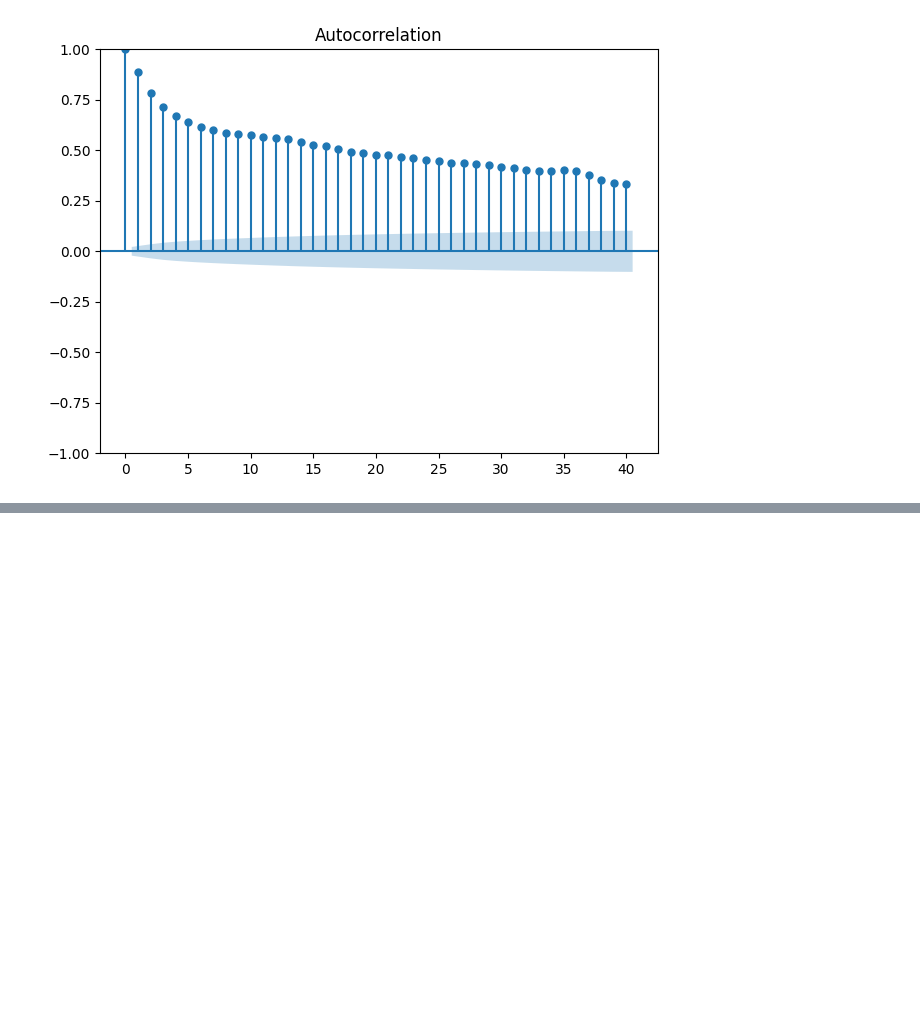
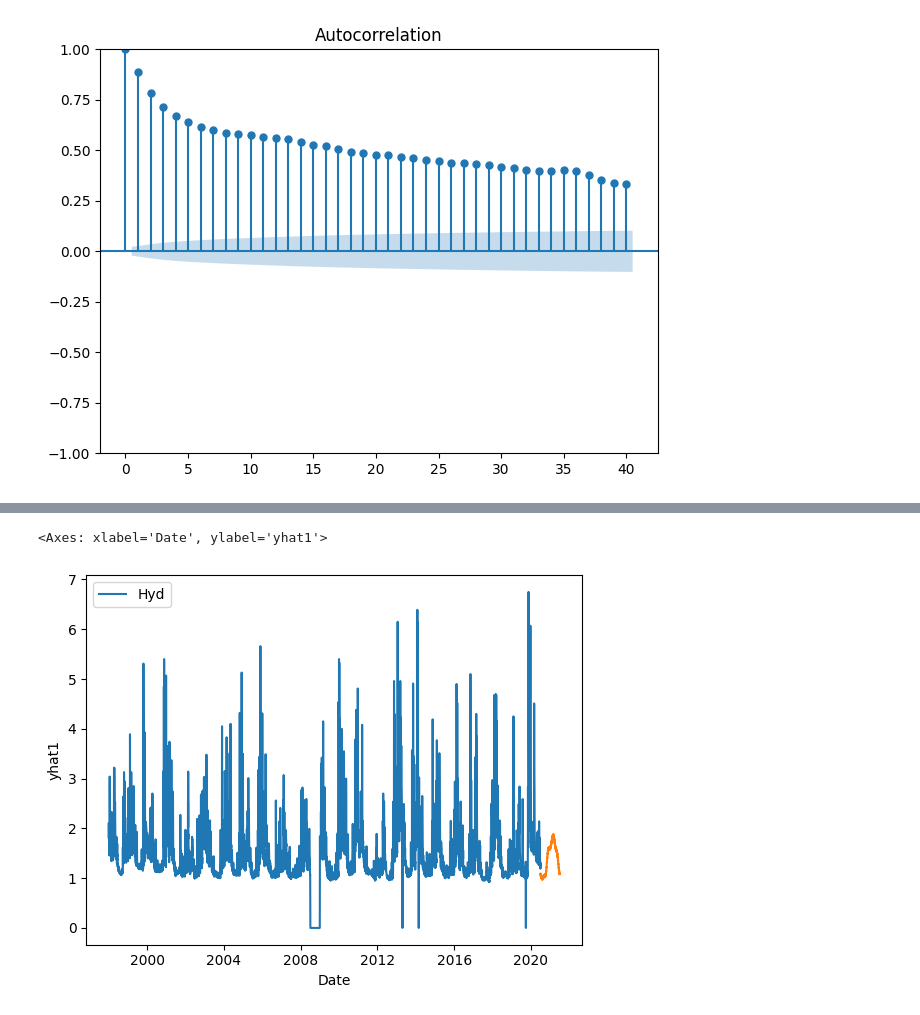
Before and after one commit to scontrerasr/Series_Temporales, a Jupyter notebook: src/explore.ipynb, the cells around one changed output, grey strips where cells are left out. Saved outputs shown, nothing was run; the diff lists cells and outputs as text; code cells hidden in the pictures; blank space fills up the shorter version.

```diff
--- a/src/explore.ipynb
+++ b/src/explore.ipynb
@@ -142,0 +212,4 @@ Performing stepwise search to minimize aic
+# %%
+ts_np = ts.reset_index()
+
+ts_np
@@ -142,0 +230,3 @@ Performing stepwise search to minimize aic
+# %%
+ts_np.rename(columns={'Date':'ds','Hyd':'y'},inplace=True)
+ts_np
@@ -142,0 +247,11 @@ Performing stepwise search to minimize aic
+# %%
+from neuralprophet import NeuralProphet
+
+m = NeuralProphet()
+
+metrics = m.fit(ts_np, freq="D")
+
+future= m.make_future_dataframe(ts_np, periods=365)
+
+forecast = m.predict(future)
+forecast
@@ -142,0 +308,6 @@ Performing stepwise search to minimize aic
+# %%
+sns.lineplot(data=ts)
+sns.lineplot(data=forecast, x='ds', y='yhat1')
+# %% [output]
+<Axes: xlabel='Date', ylabel='yhat1'>
+[figure, added]
```
Also changed, not shown: parts of 9 cells of this notebook.
